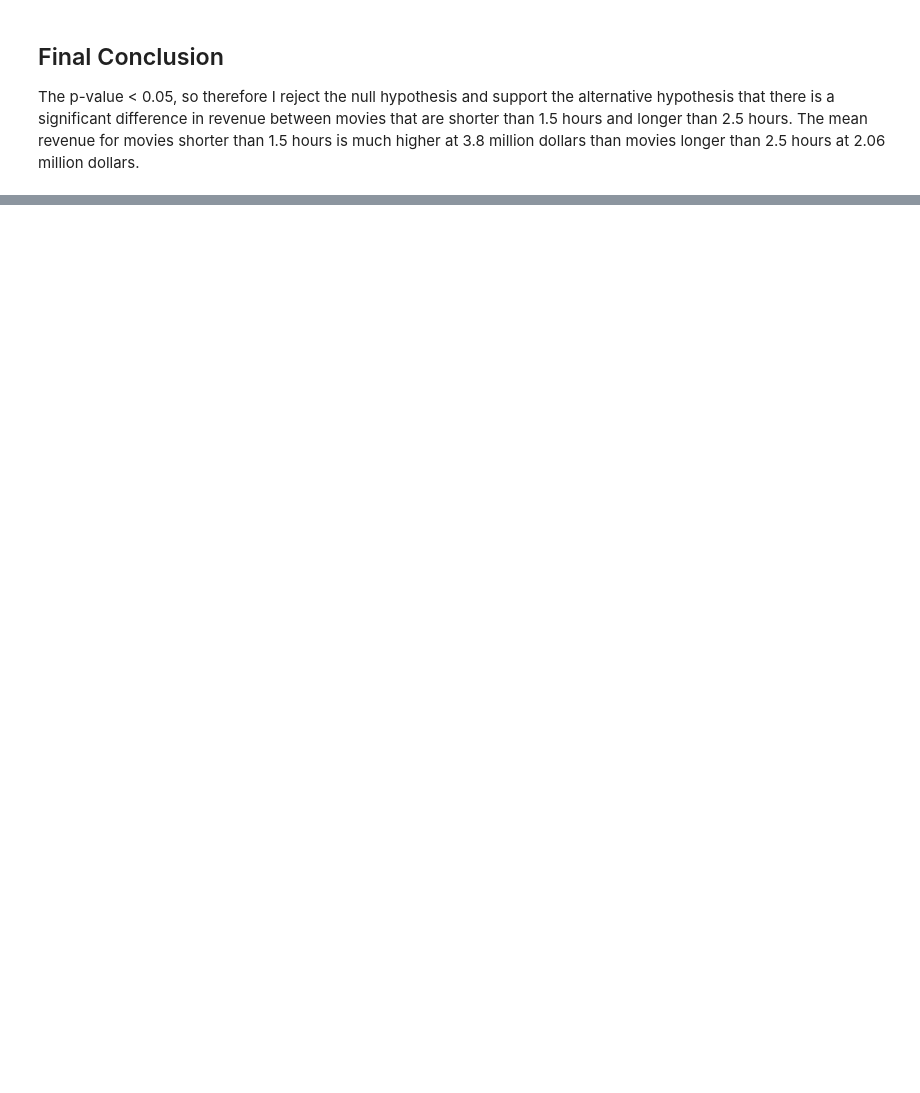
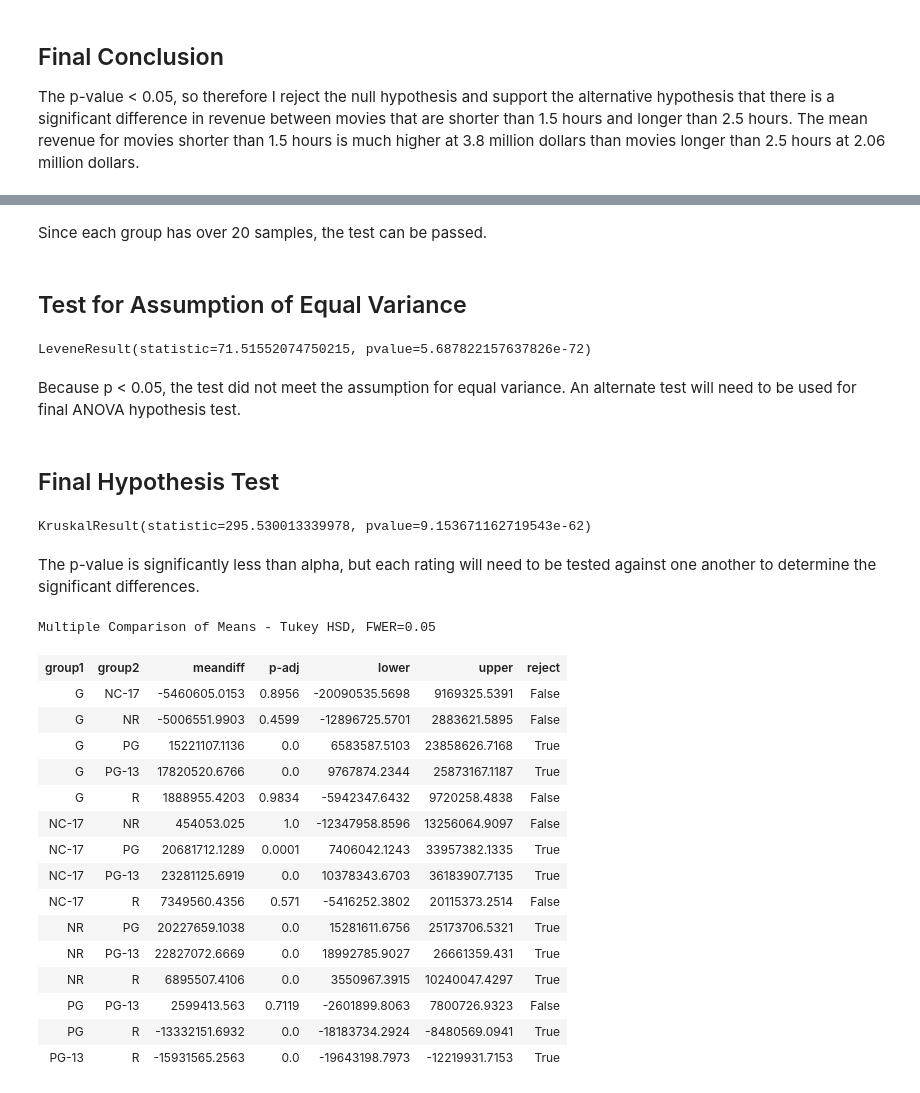
Before and after one commit to joshlensing/Project-3--IMDB, a Jupyter notebook: IMDB Project Part 4 (Hypothesis Testing).ipynb, the cells around one changed output, grey strips where cells are left out. Cells and saved outputs as stored; diff of their text form; code cells hidden in the pictures; blank space fills up the shorter version.

```diff
--- a/IMDB Project Part 4 (Hypothesis Testing).ipynb
+++ b/IMDB Project Part 4 (Hypothesis Testing).ipynb
@@ -362,0 +442,46 @@ The p-value < 0.05, so therefore I reject the null hypothesis and support the al
+# %% [markdown]
+Since each group has over 20 samples, the test can be passed.
+# %% [markdown]
+## Test for Assumption of Equal Variance
+# %%
+stats.levene(*groups.values())
+# %% [output]
+LeveneResult(statistic=71.51552074750215, pvalue=5.687822157637826e-72)
+# %% [markdown]
+Because p < 0.05, the test did not meet the assumption for equal variance. An alternate test will need to be used for final ANOVA hypothesis test.
+# %% [markdown]
+## Final Hypothesis Test
+# %%
+# using alternate test
+result = stats.kruskal( *groups.values())
+result
+# %% [output]
+KruskalResult(statistic=295.530013339978, pvalue=9.153671162719543e-62)
+# %% [markdown]
+The p-value is significantly less than alpha, but each rating will need to be tested against one another to determine the significant differences.
+# %%
+# save the values as revenue and the labels to the certification
+values = cert['budget']
+labels = cert['certification']
+# %%
+# perform tukey's multiple comparison test and display the summary
+tukeys_results = pairwise_tukeyhsd(values,labels)
+tukeys_results.summary()
+# %% [output]
+Multiple Comparison of Means - Tukey HSD, FWER=0.05
+| group1 | group2 | meandiff | p-adj | lower | upper | reject |
+| G | NC-17 | -5460605.0153 | 0.8956 | -20090535.5698 | 9169325.5391 | False |
+| G | NR | -5006551.9903 | 0.4599 | -12896725.5701 | 2883621.5895 | False |
+| G | PG | 15221107.1136 | 0.0 | 6583587.5103 | 23858626.7168 | True |
+| G | PG-13 | 17820520.6766 | 0.0 | 9767874.2344 | 25873167.1187 | True |
+| G | R | 1888955.4203 | 0.9834 | -5942347.6432 | 9720258.4838 | False |
+| NC-17 | NR | 454053.025 | 1.0 | -12347958.8596 | 13256064.9097 | False |
+| NC-17 | PG | 20681712.1289 | 0.0001 | 7406042.1243 | 33957382.1335 | True |
+| NC-17 | PG-13 | 23281125.6919 | 0.0 | 10378343.6703 | 36183907.7135 | True |
+| NC-17 | R | 7349560.4356 | 0.571 | -5416252.3802 | 20115373.2514 | False |
+| NR | PG | 20227659.1038 | 0.0 | 15281611.6756 | 25173706.5321 | True |
+| NR | PG-13 | 22827072.6669 | 0.0 | 18992785.9027 | 26661359.431 | True |
+| NR | R | 6895507.4106 | 0.0 | 3550967.3915 | 10240047.4297 | True |
+| PG | PG-13 | 2599413.563 | 0.7119 | -2601899.8063 | 7800726.9323 | False |
+| PG | R | -13332151.6932 | 0.0 | -18183734.2924 | -8480569.0941 | True |
+| PG-13 | R | -15931565.2563 | 0.0 | -19643198.7973 | -12219931.7153 | True |
```
Also changed, not shown: parts of 16 cells of this notebook.
